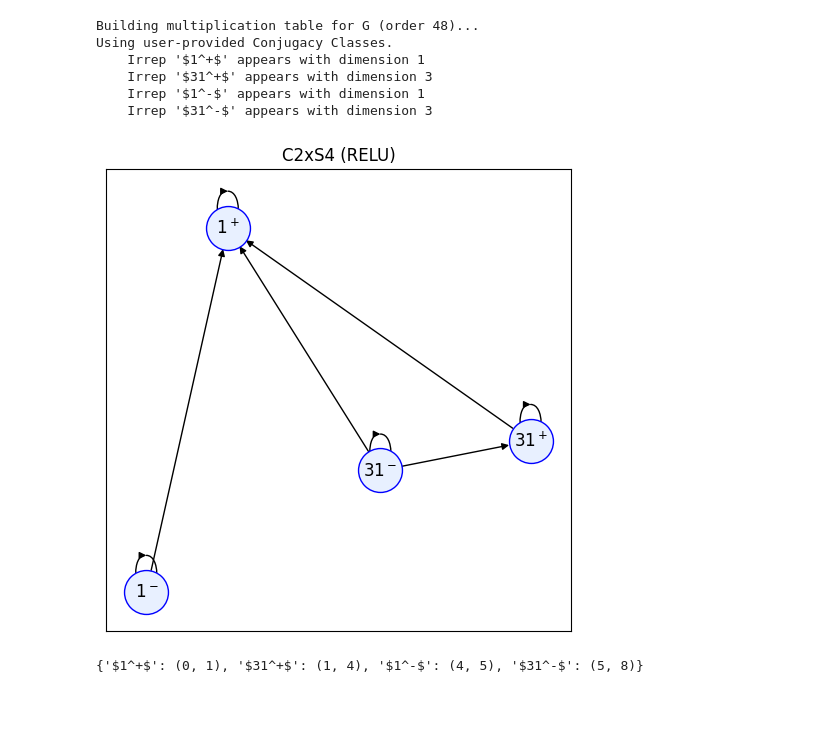
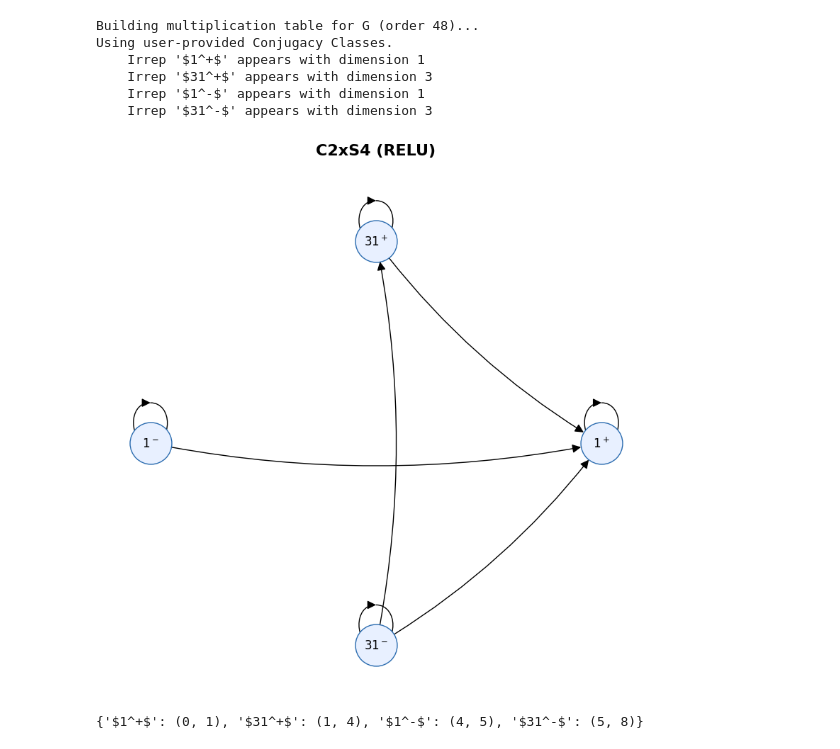
Before and after one commit to ManiShayestehfar/Masters, a Jupyter notebook: equivarient_NN/finite_groups/C2_X_S4_S3.ipynb, the cells around one changed output. Cells and saved outputs as stored; diff of their text form; code cells hidden in the pictures; blank space fills up the shorter version.

```diff
--- a/equivarient_NN/finite_groups/C2_X_S4_S3.ipynb
+++ b/equivarient_NN/finite_groups/C2_X_S4_S3.ipynb
@@ -308,41 +308,35 @@ elements, mult_func = define_group()
 classes_data = define_conjugacy_classes()
 
 G = FiniteGroup(elements, mult_func, classes=classes_data)
 
 # H = Stabilizer of '3' in S4 component, Trivial in C2 component
 H_elements = define_subgroup(G)
 solver = InducedRepSolver(G)
 solver.set_subgroup(H_elements)
 
 char_map, labels = define_character_table()
 solver.load_character_table(char_map, labels=labels)
 
 irrep_mats = build_irrep_mats(G)
 solver.load_irrep_matrices(irrep_mats)
 solver.compute_projectors(refine=True)
 
 for label, Q in solver.Qblocks.items():
     if Q.shape[1] > 0:
         print(f"    Irrep '{label}' appears with dimension {Q.shape[1]}")
 
 
 graph = solver.build_interaction_graph(activation_fn=activation_fn)
 
-if len(graph.nodes) > 0:
-    plt.figure(figsize=(6, 6))
-    pos = nx.spring_layout(graph, seed=42)
-    nx.draw_networkx(graph, pos, node_color="#E8F0FF", edgecolors="blue",
-                        node_size=1000, font_weight="bold", with_labels=True)
-    plt.title(f"C2xS4 ({activation_fn.__name__})")
-    plt.show()
+solver.visualise_interaction_graph(graph, activation_fn=activation_fn, group_name="C2xS4")
 # %% [output]
 Building multiplication table for G (order 48)...
 Using user-provided Conjugacy Classes.
     Irrep '$1^+$' appears with dimension 1
     Irrep '$31^+$' appears with dimension 3
     Irrep '$1^-$' appears with dimension 1
     Irrep '$31^-$' appears with dimension 3
-[figure, old version]
+[figure, new version]
 # %%
 Q_global = sp.Matrix.hstack(*[solver.Qblocks[L] for L in solver.irrep_labels if solver.Qblocks[L].shape[1] > 0])
 Q_global_inv = Q_global.inv()
```
Also changed, not shown: parts of 1 cell of this notebook, 12 other files.
